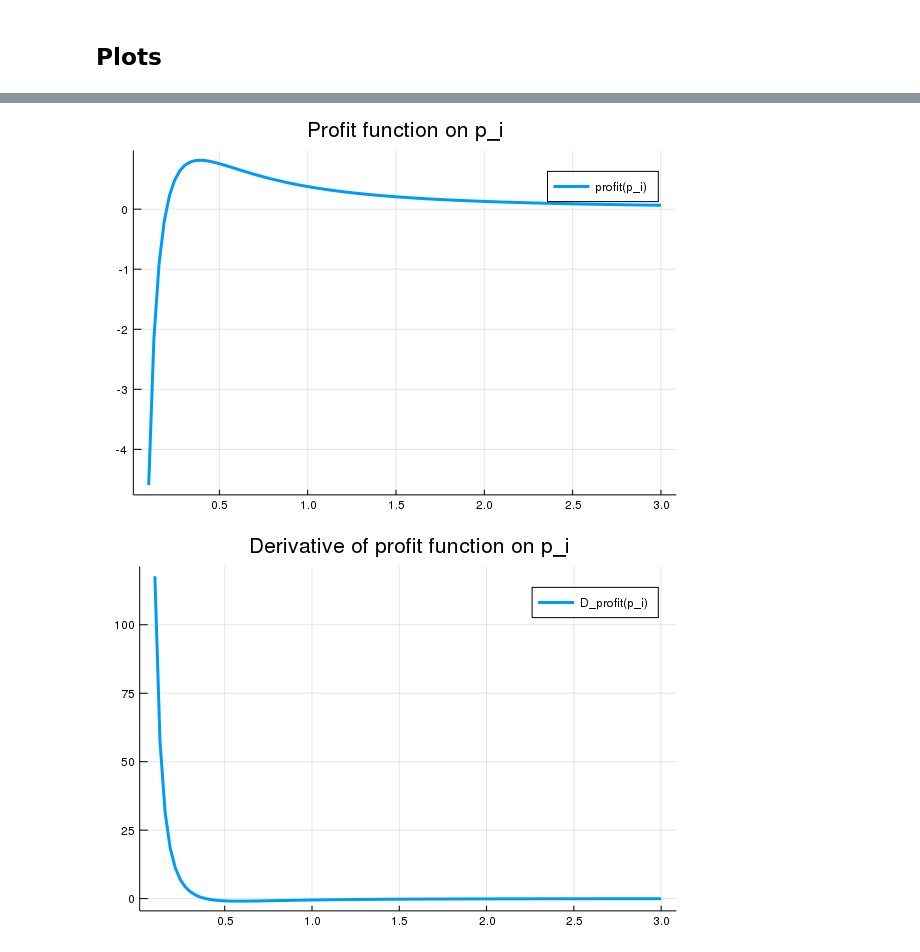
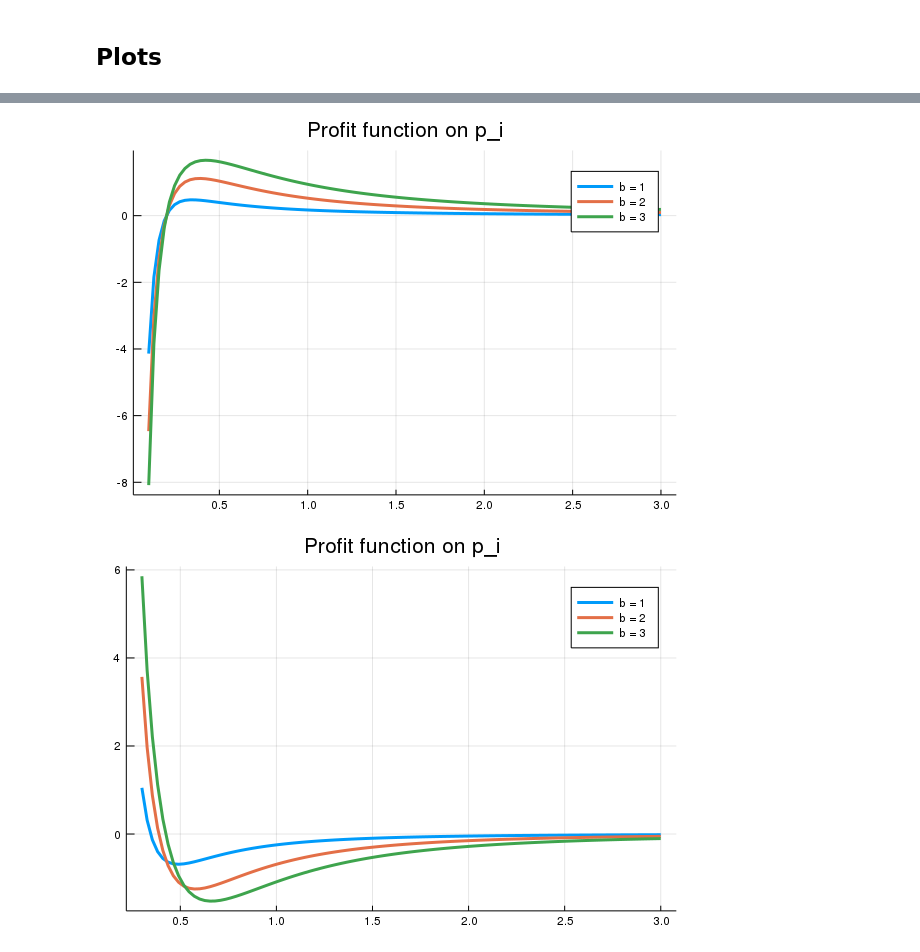
Before and after one commit to lnsongxf/Perla1.jl, a Jupyter notebook: demand-function-with-multiple-cohorts.ipynb, the cells around one changed output, grey strips where cells are left out. Cells and saved outputs as stored; diff of their text form; code cells hidden in the pictures.

Commit message:
Make plots include all cohorts

```diff
--- a/demand-function-with-multiple-cohorts.ipynb
+++ b/demand-function-with-multiple-cohorts.ipynb
@@ -11,8 +11,8 @@ Plots.GRBackend()
 N = 3 # number of firms per cohort
 cohorts = (N, N, N) # cohorts
 K = length(cohorts) # number of cohorts
+q = 1:K # K-vector of qualities
 f = fill(1/(N+1)^K, (N+1)^K); # awareness set distribution
 # %%
-q = fill(1.0, K) # K-vector of qualities
 params = (cohorts = cohorts, Γ_bar = 1.0, Ω = 1.0, q = q, σ = 0.5, κ = 1.5, mc = 0.2)
 # %% [output]
@@ -43,5 +43,7 @@ function demand(p_i, b, p, f, params)
     return demand_value
 end
 
+
 profit(p_i, b, p, f, params) = (p_i - params.mc) * demand(p_i, b, p, f, params)
+profit_derivative(p_i, b, p, f, params) = derivative(p_i -> profit(p_i, b, p, f, params), p_i)
 # %% [output]
@@ -62,13 +64,13 @@ plot(range(0.1,stop=3.0,length=100), p_i -> demand(p_i, b, p, f, params),
 @assert all(diff((p_i -> demand(p_i, b, p, f, params)).(1:100)) .< 0)
 # %%
 # plot the profit function
-plot(range(0.1,stop=3.0,length=100), p_i -> profit(p_i, b, p, f, params),
-    label = "profit(p_i)", lw = 3, title = "Profit function on p_i")
+plot(range(0.1,stop=3.0,length=100), (b -> (p_i -> profit(p_i, b, p, f, params))).(1:K),
+    label = string.("b = ",1:K), lw = 3, title = "Profit function on p_i")
 # %% [output]
-[figure, old version]
+[figure, new version]
 # %%
-# plot the derivative of a profit function
-plot(range(0.1,stop=3.0,length=100), p_i -> derivative(p_i -> profit(p_i, b, p, f, params), p_i),
-    label = "D_profit(p_i)", lw = 3, title = "Derivative of profit function on p_i")
+# plot the profit function
+plot(range(0.3,stop=3.0,length=100), (b -> (p_i -> profit_derivative(p_i, b, p, f, params))).(1:K),
+    label = string.("b = ",1:K), lw = 3, title = "Profit function on p_i")
 # %% [output]
-[figure, old version]
+[figure, new version]
```
Also changed, not shown: parts of 3 cells of this notebook.
